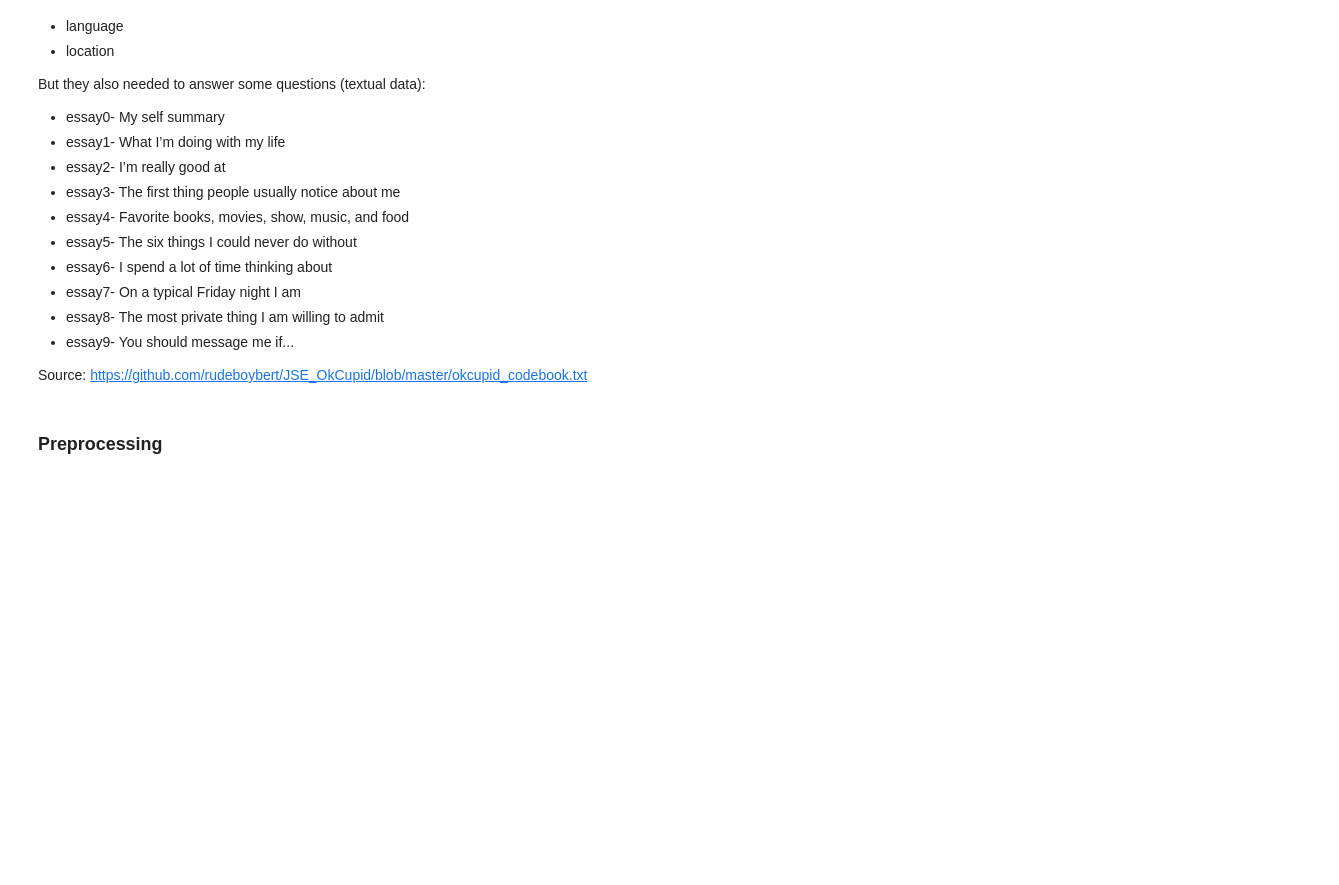
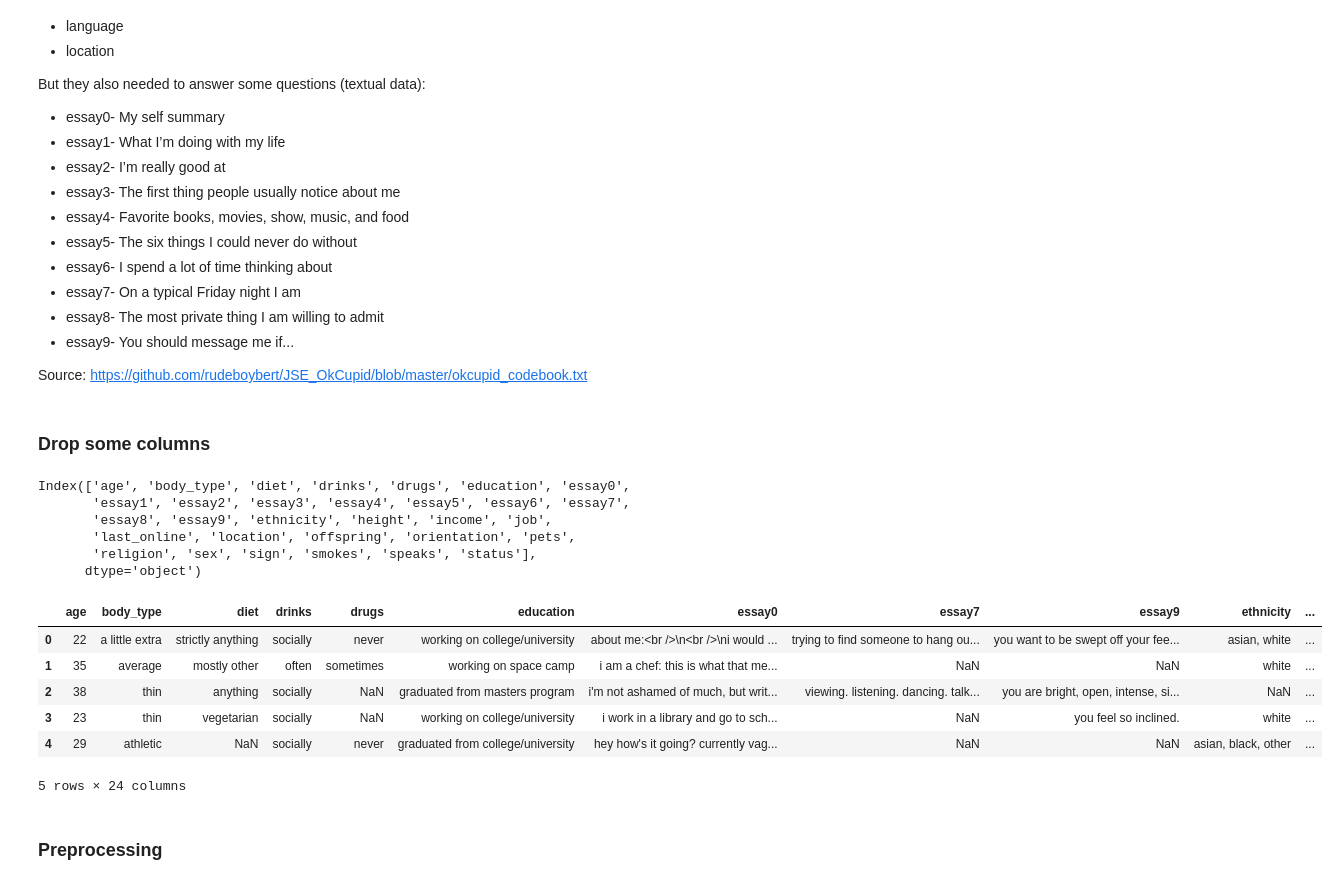
Before and after one commit to d-one/NLPeasy-workshop, a Jupyter notebook: nlpeasy_demo_1.ipynb, the cells around one changed output. Cells and saved outputs as stored; diff of their text form; code cells hidden in the pictures; blank space fills up the shorter version.

Commit message:
selecting only a couple of columns

```diff
--- a/nlpeasy_demo_1.ipynb
+++ b/nlpeasy_demo_1.ipynb
@@ -20,6 +22,6 @@ You can overwrite the BINDER-setting if you need to or want to trye
 # %%
 if DOIT_SMALL:
-    nrows_to_load, spacy_model, spacy_cols = 1000, 'en_core_web_sm', ['essay0']
+    nrows_to_load, spacy_model, spacy_cols = 1000, 'en_core_web_sm', ['myself_summary']
 else:
     nrows_to_load, spacy_model, spacy_cols = None, 'en_core_web_md', None
 "nrows_to_load: {} spacy_model: {} spacy_cols: {}".format(nrows_to_load, spacy_model, spacy_cols)
@@ -127,6 +143,29 @@ But they also needed to answer some questions (textual data):
 * essay9- You should message me if...
 
 Source: https://github.com/rudeboybert/JSE_OkCupid/blob/master/okcupid_codebook.txt
+# %% [markdown]
+### Drop some columns
+# %%
+okc.columns
+# %% [output]
+Index(['age', 'body_type', 'diet', 'drinks', 'drugs', 'education', 'essay0',
+       'essay1', 'essay2', 'essay3', 'essay4', 'essay5', 'essay6', 'essay7',
+       'essay8', 'essay9', 'ethnicity', 'height', 'income', 'job',
+       'last_online', 'location', 'offspring', 'orientation', 'pets',
+       'religion', 'sex', 'sign', 'smokes', 'speaks', 'status'],
+      dtype='object')
+# %%
+okc = okc.drop(['essay1', 'essay2', 'essay3', 'essay4', 'essay5', 'essay6', 'essay8'], axis=1)
+# %%
+okc.head()
+# %% [output]
+|  | age | body_type | diet | drinks | drugs | education | essay0 | essay7 | essay9 | ethnicity | ... |
+| 0 | 22 | a little extra | strictly anything | socially | never | working on college/university | about me:<br />\n<br />\ni would ... | trying to find someone to hang ou... | you want to be swept off your fee... | asian, white | ... |
+| 1 | 35 | average | mostly other | often | sometimes | working on space camp | i am a chef: this is what that me... | NaN | NaN | white | ... |
+| 2 | 38 | thin | anything | socially | NaN | graduated from masters program | i'm not ashamed of much, but writ... | viewing. listening. dancing. talk... | you are bright, open, intense, si... | NaN | ... |
+| 3 | 23 | thin | vegetarian | socially | NaN | working on college/university | i work in a library and go to sch... | NaN | you feel so inclined. | white | ... |
+| 4 | 29 | athletic | NaN | socially | never | graduated from college/university | hey how's it going? currently vag... | NaN | NaN | asian, black, other | ... |
+5 rows × 24 columns
 # %% [markdown]
 ### Preprocessing
 # %% [markdown]
```
Also changed, not shown: parts of 21 cells of this notebook.
